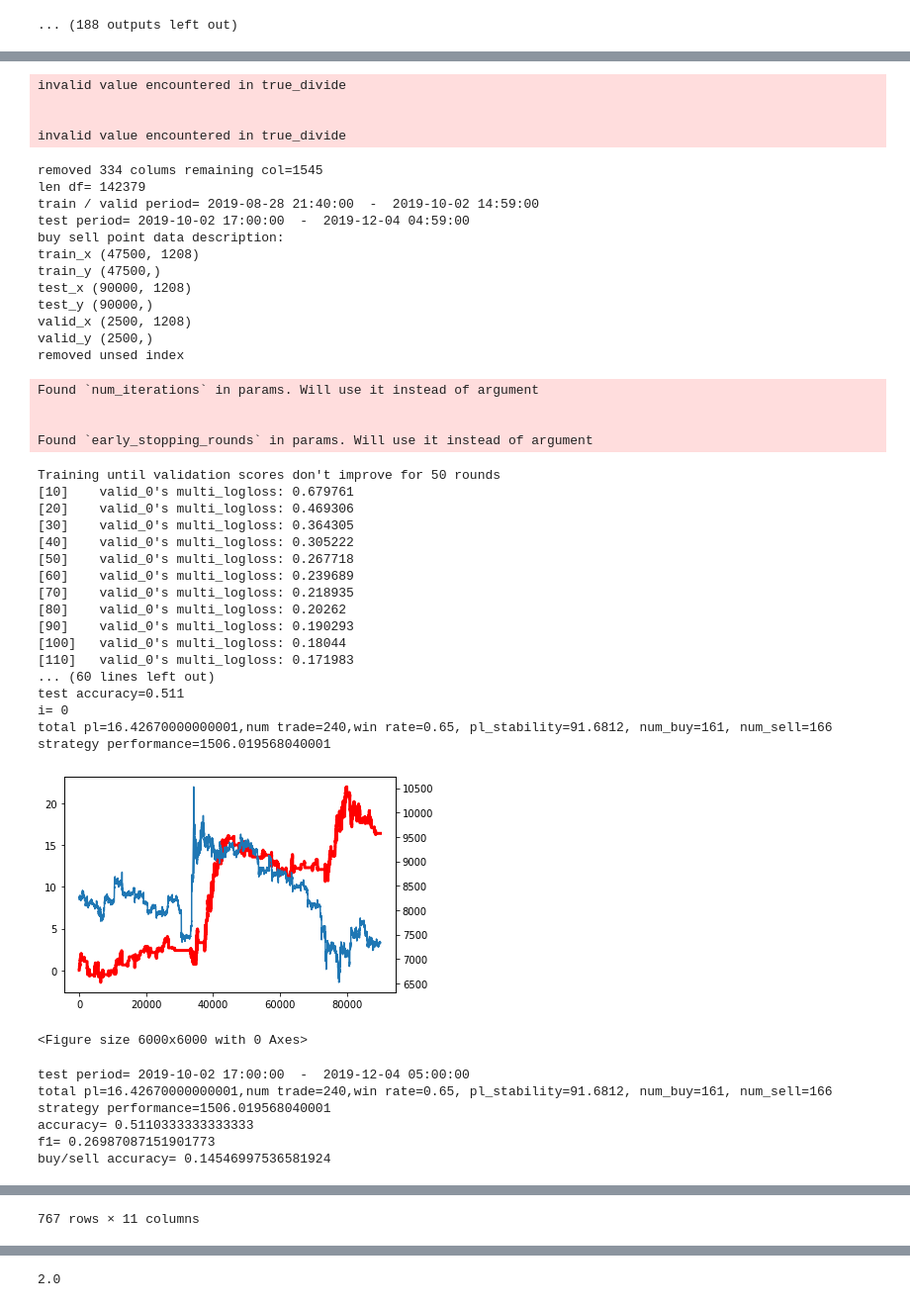
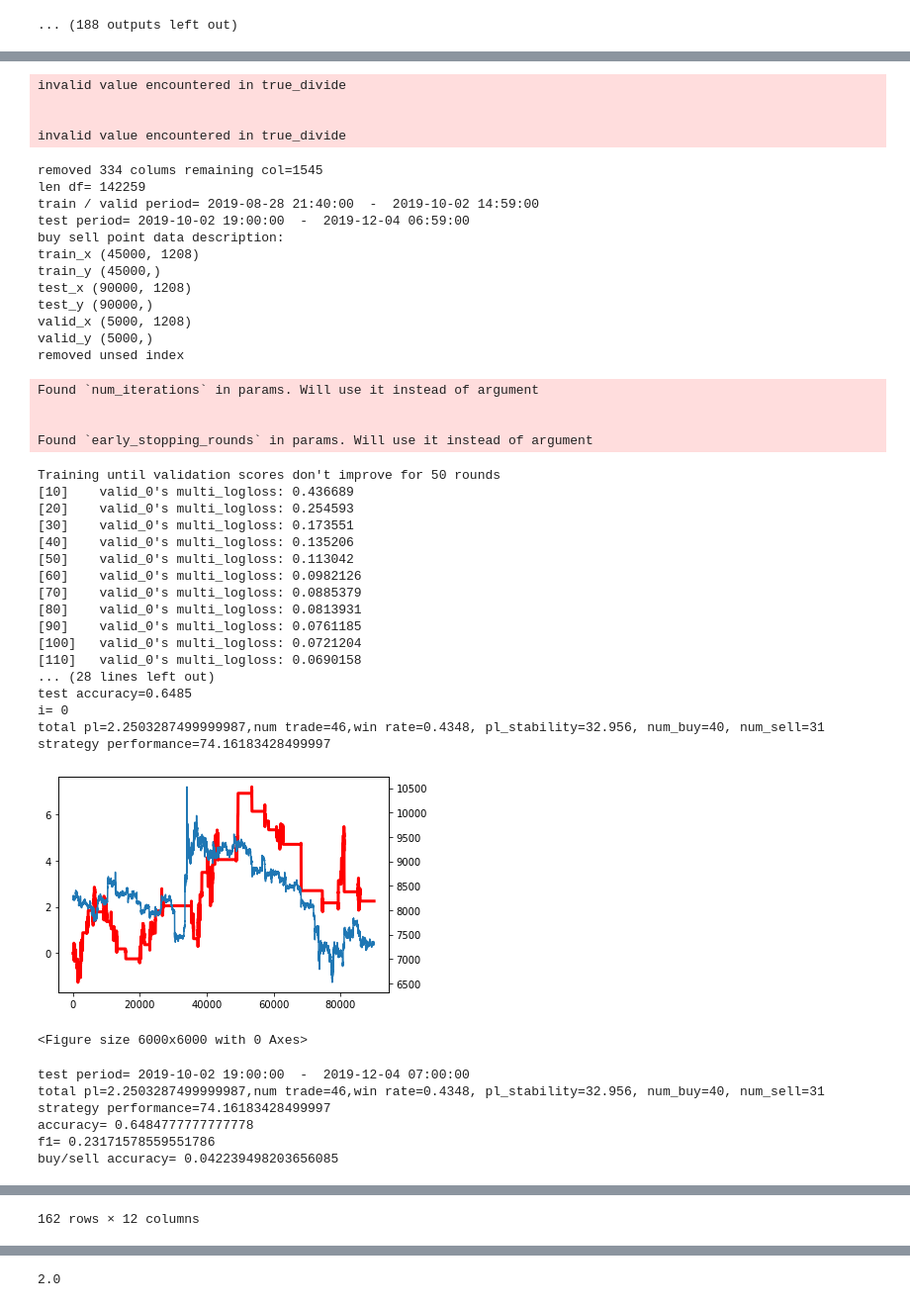
Before and after one commit to alunfes/mex-bot, a Jupyter notebook: Lgb_BPSP4.ipynb, the cells around one changed output, grey strips where cells are left out. Shown: that part at 99% size. Drawn from its saved outputs; the diff is of its cells as text; code cells hidden in the pictures.

```diff
--- a/Lgb_BPSP4.ipynb
+++ b/Lgb_BPSP4.ipynb
@@ -1749,9 +1759,8 @@ class Sim:
 
 
     @classmethod
-    def sim_model_pred_onemin_avert(cls, start_ind, prediction, pt, lc, ac, avert_period_kijun=120, avert_val_kijun=-0.005):
+    def sim_model_pred_onemin_avert(cls, start_ind, prediction, pt, lc, ac, ac2, avert_period_kijun=120, avert_val_kijun=-0.005):
         omd = OneMinMarketData
-        ac2 = SimAccount()
         for i in range(len(prediction) - 1):
             ac.check_executions(i, omd.ohlc.dt[start_ind + i], omd.ohlc.open[start_ind + i], omd.ohlc.high[start_ind + i], omd.ohlc.low[start_ind + i])
             ac2.check_executions(i, omd.ohlc.dt[start_ind + i], omd.ohlc.open[start_ind + i], omd.ohlc.high[start_ind + i], omd.ohlc.low[start_ind + i])
@@ -2551,16 +2560,16 @@ to_ind = 244000
 train_len = 50000
 test_len = 90000
 test_start_ind = 50000 #should be larger than train_len
-valid_size = 0.05
+valid_size = 0.1
 
-kijun_val =50
-kijun_period = 120
+kijun_val =100
+kijun_period = 240
 pt = kijun_val
 lc = 10000
 random_state = None
-lgb_random_state = None
+lgb_random_state = 0
 
-avert_period_kijun = 240
+avert_period_kijun = 480
 avert_val_kijun = -0.001
 
 params = {'objective': 'multiclass', 'num_class':4, 'metric':'multi_logloss', 'boosting': 'gbdt', 'learning_rate': 0.1, 'num_iterations': 1000, #'device_type':'GPU',
@@ -2588,6 +2597,7 @@ df2.columns = nl
 
 sim = Sim()
 ac = SimAccount()
+ac2 = SimAccount()
 start_ind_log = 0
 end_ind_log = 0
 
@@ -2622,6 +2632,12 @@ for i in range(1):
     #prediction = lgbmodel.bpsp_prediction2(model, train_xb)
     #prediction = catmodel.predict(model, train_xb, train_yb)
     print('train accuracy={}'.format(lgbmodel.calc_bpsp_accuracy(prediction, train_yb)))
+
+    prediction = lgbmodel.bpsp_prediction(model, valid_xb, upper_kijun)
+    #prediction = lgbmodel.bpsp_prediction2(model, test_xb)
+    #prediction = catmodel.predict(model, test_xb, test_yb)
+    print('valid accuracy={}'.format(lgbmodel.calc_bpsp_accuracy(prediction, valid_yb)))
+
     prediction = lgbmodel.bpsp_prediction(model, test_xb, upper_kijun)
     #prediction = lgbmodel.bpsp_prediction2(model, test_xb)
     #prediction = catmodel.predict(model, test_xb, test_yb)
@@ -2629,7 +2645,7 @@ for i in range(1):
 
     start_ind = OneMinMarketData.check_matched_dt(test_xb, df2)
     #ac = sim.sim_model_pred_onemin(start_ind, prediction, pt, lc, ac)
-    ac = sim.sim_model_pred_onemin_avert(start_ind, prediction, pt, lc, ac, avert_period_kijun, avert_val_kijun)
+    ac = sim.sim_model_pred_onemin_avert(start_ind, prediction, pt, lc, ac, ac2, avert_period_kijun, avert_val_kijun)
     print('i=',i)
     print('total pl={},num trade={},win rate={}, pl_stability={}, num_buy={}, num_sell={}'.format(ac.total_pl,ac.num_trade,ac.win_rate, ac.pl_stability, ac.num_buy,ac.num_sell))
     print('strategy performance={}'.format(ac.total_pl * ac.pl_stability))
@@ -2674,47 +2690,47 @@ completed remove cols contains nan. time= 1.5047757625579834
 removing all price dependent columns..
 invalid value encountered in true_divide
 
 
 invalid value encountered in true_divide
 removed 334 colums remaining col=1545
-len df= 142379
+len df= 142259
 train / valid period= 2019-08-28 21:40:00  -  2019-10-02 14:59:00
-test period= 2019-10-02 17:00:00  -  2019-12-04 04:59:00
+test period= 2019-10-02 19:00:00  -  2019-12-04 06:59:00
 buy sell point data description:
-train_x (47500, 1208)
-train_y (47500,)
+train_x (45000, 1208)
+train_y (45000,)
 test_x (90000, 1208)
 test_y (90000,)
-valid_x (2500, 1208)
-valid_y (2500,)
+valid_x (5000, 1208)
+valid_y (5000,)
 removed unsed index
 Found `num_iterations` in params. Will use it instead of argument
 
 
 Found `early_stopping_rounds` in params. Will use it instead of argument
 Training until validation scores don't improve for 50 rounds
-[10]    valid_0's multi_logloss: 0.679761
-[20]    valid_0's multi_logloss: 0.469306
-[30]    valid_0's multi_logloss: 0.364305
-[40]    valid_0's multi_logloss: 0.305222
-[50]    valid_0's multi_logloss: 0.267718
-[60]    valid_0's multi_logloss: 0.239689
-[70]    valid_0's multi_logloss: 0.218935
-[80]    valid_0's multi_logloss: 0.20262
-[90]    valid_0's multi_logloss: 0.190293
-[100]   valid_0's multi_logloss: 0.18044
-[110]   valid_0's multi_logloss: 0.171983
-... (60 lines left out)
-test accuracy=0.511
+[10]    valid_0's multi_logloss: 0.436689
+[20]    valid_0's multi_logloss: 0.254593
+[30]    valid_0's multi_logloss: 0.173551
+[40]    valid_0's multi_logloss: 0.135206
+[50]    valid_0's multi_logloss: 0.113042
+[60]    valid_0's multi_logloss: 0.0982126
+[70]    valid_0's multi_logloss: 0.0885379
+[80]    valid_0's multi_logloss: 0.0813931
+[90]    valid_0's multi_logloss: 0.0761185
+[100]   valid_0's multi_logloss: 0.0721204
+[110]   valid_0's multi_logloss: 0.0690158
+... (28 lines left out)
+test accuracy=0.6485
 i= 0
-total pl=16.42670000000001,num trade=240,win rate=0.65, pl_stability=91.6812, num_buy=161, num_sell=166
-strategy performance=1506.019568040001
+total pl=2.2503287499999987,num trade=46,win rate=0.4348, pl_stability=32.956, num_buy=40, num_sell=31
+strategy performance=74.16183428499997
-[figure, old version]
+[figure, new version]
 <Figure size 6000x6000 with 0 Axes>
-test period= 2019-10-02 17:00:00  -  2019-12-04 05:00:00
-total pl=16.42670000000001,num trade=240,win rate=0.65, pl_stability=91.6812, num_buy=161, num_sell=166
-strategy performance=1506.019568040001
-accuracy= 0.5110333333333333
-f1= 0.26987087151901773
-buy/sell accuracy= 0.14546997536581924
+test period= 2019-10-02 19:00:00  -  2019-12-04 07:00:00
+total pl=2.2503287499999987,num trade=46,win rate=0.4348, pl_stability=32.956, num_buy=40, num_sell=31
+strategy performance=74.16183428499997
+accuracy= 0.6484777777777778
+f1= 0.23171578559551786
+buy/sell accuracy= 0.042239498203656085
 |  | i | dt | action | holding_side | holding_price | holding_size | order_side | order_price | ... |
@@ -2732 +2748 @@ buy/sell accuracy= 0.14546997536581924
-767 rows × 11 columns
+162 rows × 12 columns
```
Also changed, not shown: parts of 15 cells of this notebook, 2 other files.
